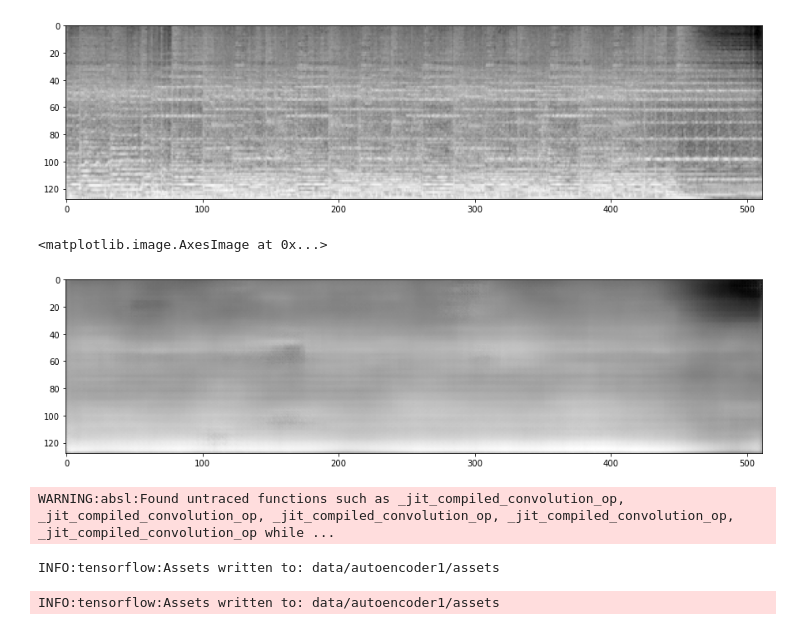
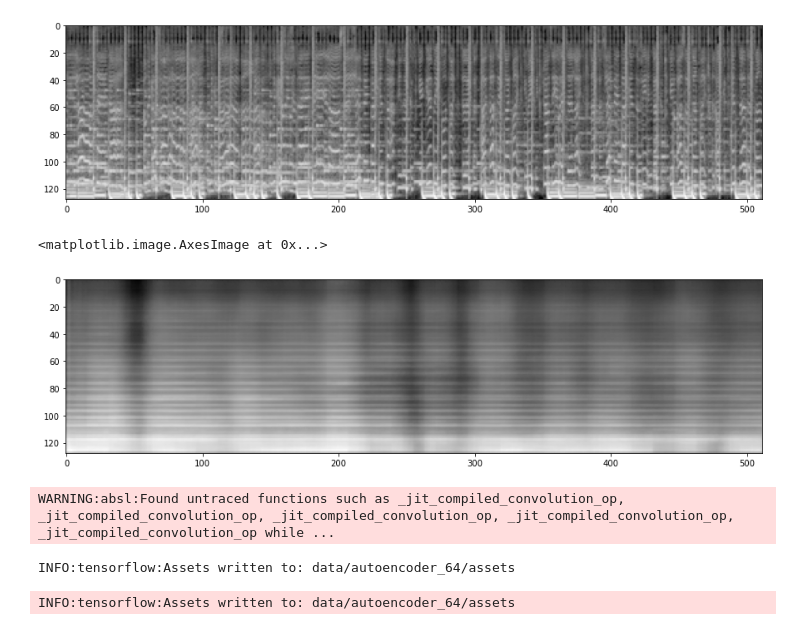
Before and after one commit to rollingstorms/Sound-Content-Music-Recommendation-System, a Jupyter notebook: Autoencoder.ipynb, the cells around one changed output. Cells and saved outputs as stored; diff of their text form; code cells hidden in the pictures.

```diff
--- a/Autoencoder.ipynb
+++ b/Autoencoder.ipynb
@@ -13,7 +13,7 @@ data_gen = DataGenerator(
     image_size=(128,512),
     batch_size=64,
     shuffle=True,
-    sample_size=10000,
+    sample_size=50000,
     train_test_split=True,
     test_size=0.05)
 # %% [output]
@@ -27,7 +27,7 @@ from tensorflow.keras.callbacks import EarlyStopping
 
 img_width = 512
 img_height = 128
-kernel_size = (5,5)
+kernel_size = (3,3)
 strides = (2,2)
 
 
@@ -69,7 +69,7 @@ class Autoencoder(tf.keras.Model):
         decoded = self.decoder(encoded)
         return decoded
 
-autoencoder = Autoencoder(256)
+autoencoder = Autoencoder(128)
 
 opt = Adam(learning_rate=1e-3)
 
@@ -77,6 +77,6 @@ autoencoder.compile(optimizer=opt, loss=tf.keras.losses.mse)
 # %%
 hist = autoencoder.fit(data_gen.train,
                        batch_size=data_gen.batch_size,
-                       epochs=10,
+                       epochs=5,
                        validation_data=data_gen.test)
 # %% [output]
@@ -99,20 +97,20 @@ Found 11052 files for Generator set
 # %%
-test_img = prediction_gen.take(905)[0]
+test_img = prediction_gen.take(2345)[0]
 
 prediction = autoencoder(test_img)
 
 plt.figure(figsize=(15,5))
 plt.imshow(test_img[0], cmap='gray')
 plt.show()
 plt.figure(figsize=(15,5))
 plt.imshow(np.array(prediction[0]*255),  cmap='gray')
 # %% [output]
-[figure, old version]
+[figure, new version]
 <matplotlib.image.AxesImage at 0x...>
-[figure, old version]
+[figure, new version]
 # %%
-autoencoder.save('data/autoencoder1')
+autoencoder.save('data/autoencoder_64')
 # %% [output]
 WARNING:absl:Found untraced functions such as _jit_compiled_convolution_op, _jit_compiled_convolution_op, _jit_compiled_convolution_op, _jit_compiled_convolution_op, _jit_compiled_convolution_op while ...
-INFO:tensorflow:Assets written to: data/autoencoder1/assets
+INFO:tensorflow:Assets written to: data/autoencoder_64/assets
-INFO:tensorflow:Assets written to: data/autoencoder1/assets
+INFO:tensorflow:Assets written to: data/autoencoder_64/assets
```
Also changed, not shown: parts of 3 cells of this notebook, 5 other files.
